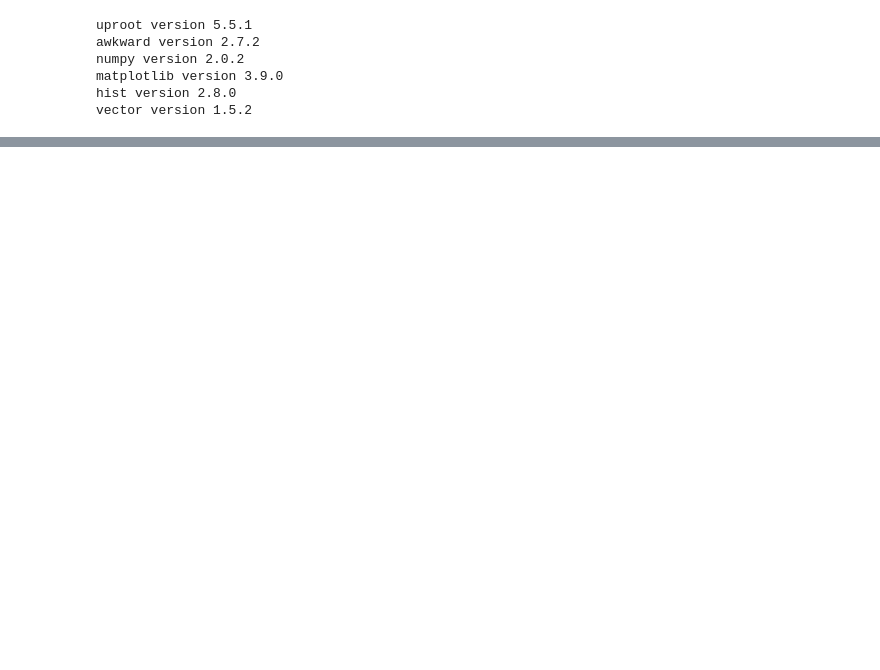
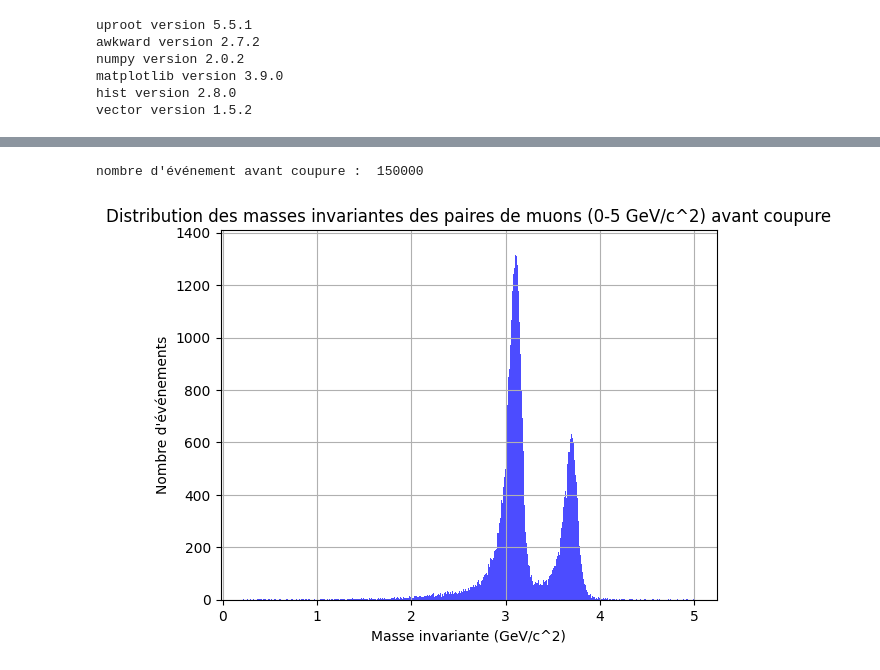
Before and after one commit to nantes-m2-rps-exp/qqbar2mumu-2024, a Jupyter notebook: notebooks/acceptance_efficacite.ipynb, the cells around one changed output, grey strips where cells are left out. Saved outputs shown, nothing was run; the diff lists cells and outputs as text; code cells hidden in the pictures; blank space fills up the shorter version.

```diff
--- a/notebooks/acceptance_efficacite.ipynb
+++ b/notebooks/acceptance_efficacite.ipynb
@@ -98,0 +121,28 @@ def scan(dataDescription,
+# %%
+print("nombre d'événement avant coupure : ",len(m))
+
+#print(m[2].to_list())
+# Initialiser les vecteurs à partir des données des muons avant coupure
+muon_nocut = ak.zip({
+    "px": m.Muon.Px,
+    "py": m.Muon.Py,
+    "pz": m.Muon.Pz,
+    "E": m.Muon.E
+}, with_name="Momentum4D")
+
+# Calculer les masses invariantes pour chaque paire de muons dans chaque événement avant coupure
+inv_masses_nocut = ak.combinations(muon_nocut, 2, fields=["muonA", "muonB"])
+masses_nocut = (inv_masses_nocut.muonA + inv_masses_nocut.muonB).mass
+
+# Créer un histogramme des valeurs de la masse
+flattened_masses_nc = ak.flatten(masses_nocut)  # Aplatir les données pour l'histogramme
+filtered_masses_nc = flattened_masses_nc[(flattened_masses_nc >= 0) & (flattened_masses_nc <= 5)]  # Filtrer les masses entre 0 et 10
+plt.hist(filtered_masses_nc, bins=500, color='blue', alpha=0.7)
+plt.xlabel('Masse invariante (GeV/c^2)')
+plt.ylabel("Nombre d'événements")
+plt.title('Distribution des masses invariantes des paires de muons (0-5 GeV/c^2) avant coupure')
+plt.grid(True)
+plt.show()
+# %% [output]
+nombre d'événement avant coupure :  150000
+[figure, added]
```
Also changed, not shown: parts of 17 cells of this notebook, 6 other files.
